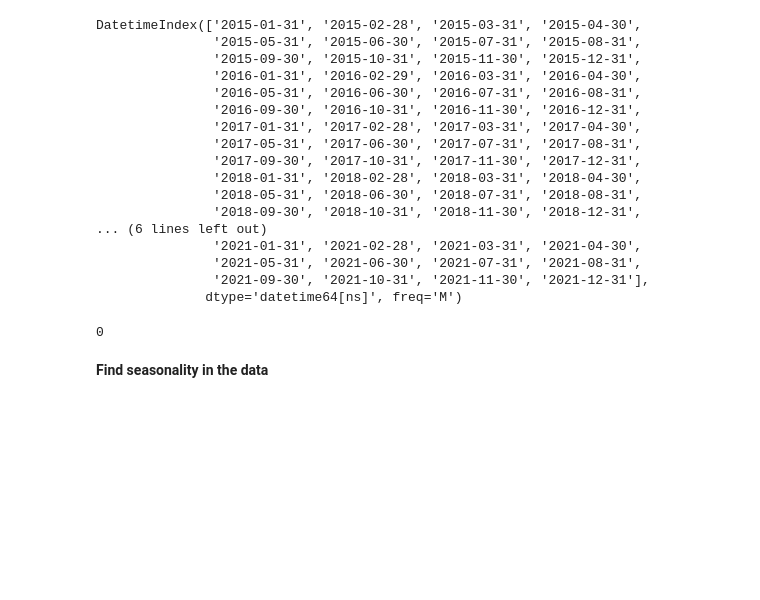
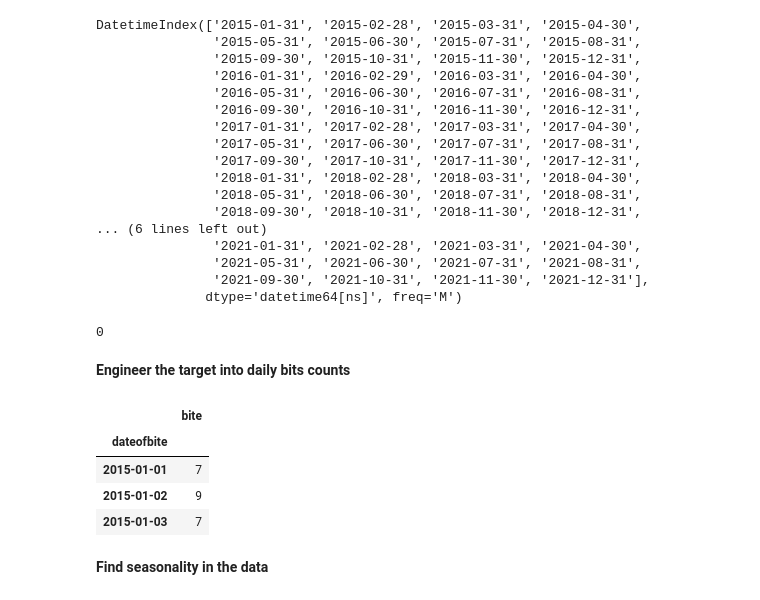
Before and after one commit to MigashaneVictoire/new_york_city_dog_bites, a Jupyter notebook: prepare.ipynb, the cells around one changed output. Drawn from its saved outputs; the diff is of its cells as text; code cells hidden in the pictures; blank space fills up the shorter version.

```diff
--- a/prepare.ipynb
+++ b/prepare.ipynb
@@ -244,3 +244,5 @@ len(expected_date_range.difference(dogs.index))
 # I have 0 gap in my dates
 # %% [output]
 0
+# %% [markdown]
+**Engineer the target into daily bits counts**
@@ -247,3 +252,11 @@ len(expected_date_range.difference(dogs.index))
+# %%
+dogs.head(3)
+# %% [output]
+|  | bite |
+| dateofbite |  |
+| 2015-01-01 | 7 |
+| 2015-01-02 | 9 |
+| 2015-01-03 | 7 |
 # %% [markdown]
 **Find seasonality in the data**
 # %%
```
Also changed, not shown: parts of 3 cells of this notebook, 3 other files.
